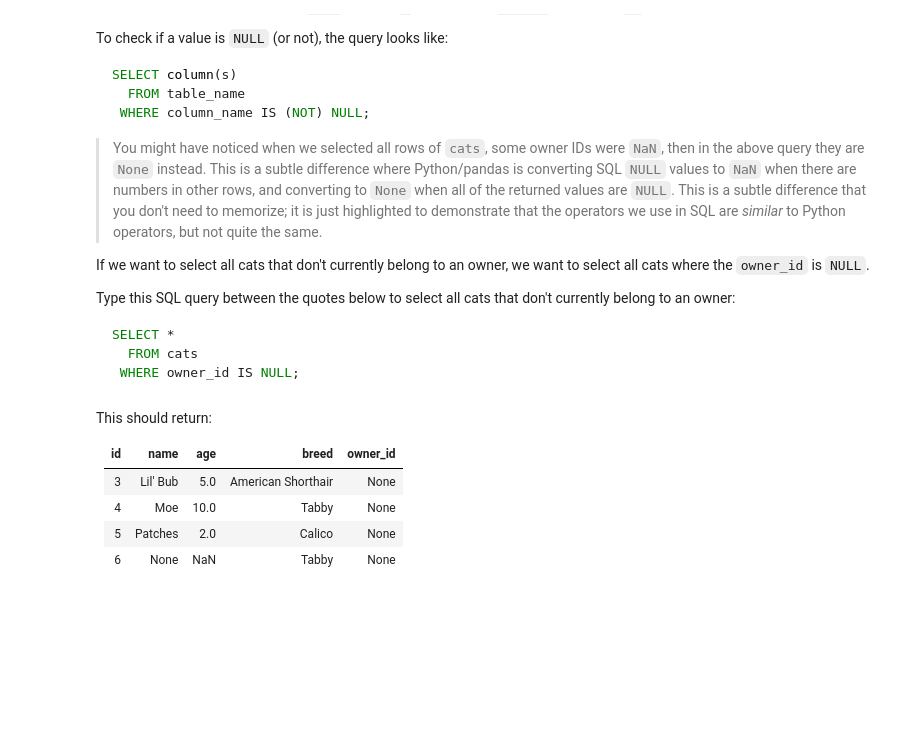
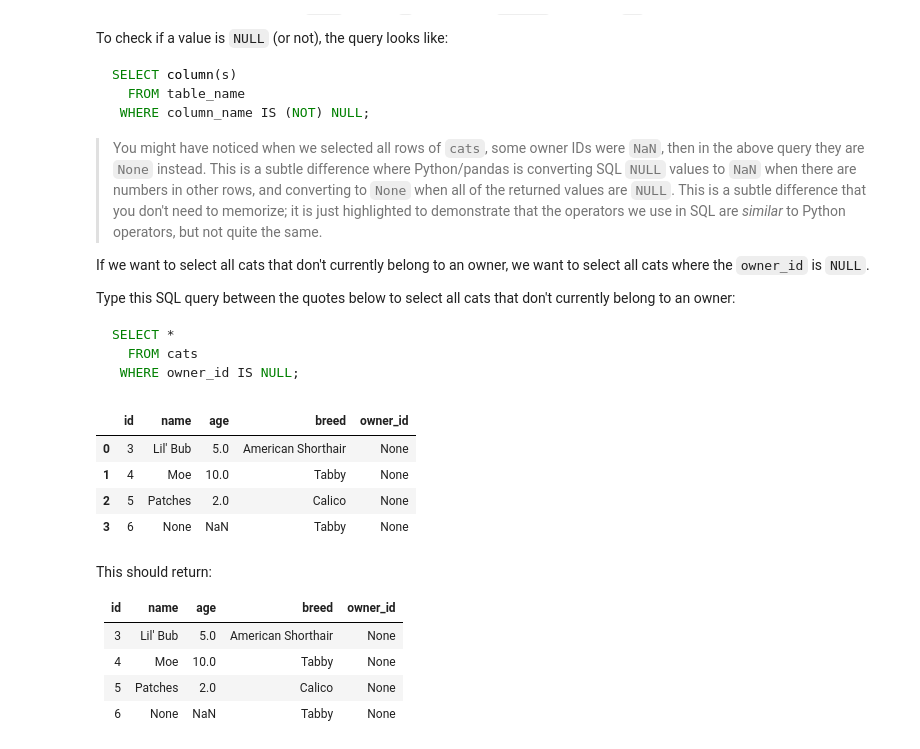
Before and after one commit to orcuncanlilar/FLATIRON, a Jupyter notebook: phase-2/week-1/4-filtering/index.ipynb, the cells around one changed output. Drawn from its saved outputs; the diff is of its cells as text; code cells hidden in the pictures; blank space fills up the shorter version.

````diff
--- a/phase-2/week-1/4-filtering/index.ipynb
+++ b/phase-2/week-1/4-filtering/index.ipynb
@@ -369,8 +384,17 @@ SELECT *
 ```
 # %%
 pd.read_sql("""
+    SELECT *
+    FROM cats
+    WHERE owner_id IS NULL
 
 """, conn)
+# %% [output]
+|  | id | name | age | breed | owner_id |
+| 0 | 3 | Lil' Bub | 5.0 | American Shorthair | None |
+| 1 | 4 | Moe | 10.0 | Tabby | None |
+| 2 | 5 | Patches | 2.0 | Calico | None |
+| 3 | 6 | None | NaN | Tabby | None |
 # %% [markdown]
 This should return:
 
````
Also changed, not shown: parts of 8 cells of this notebook, 5 other files.
